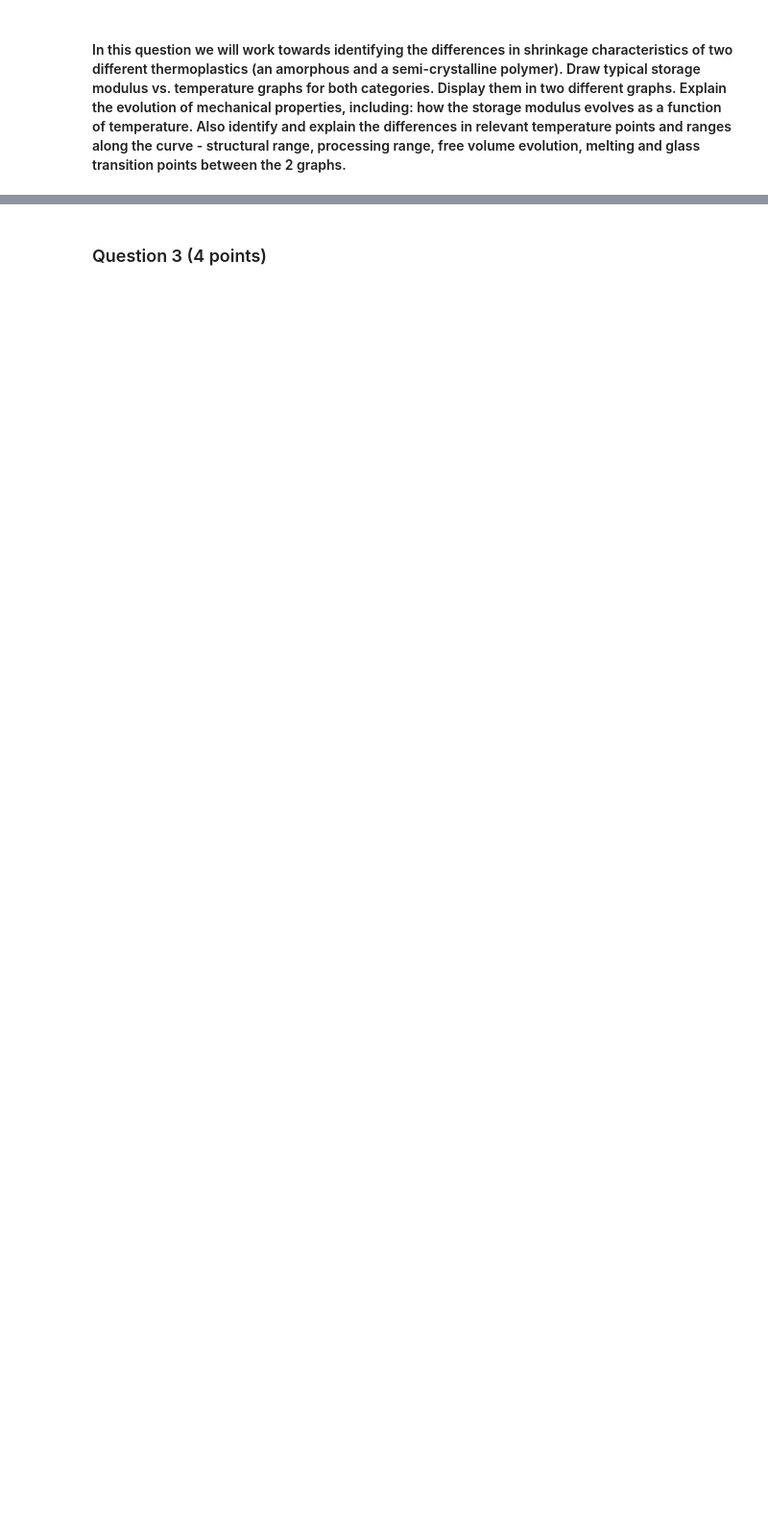
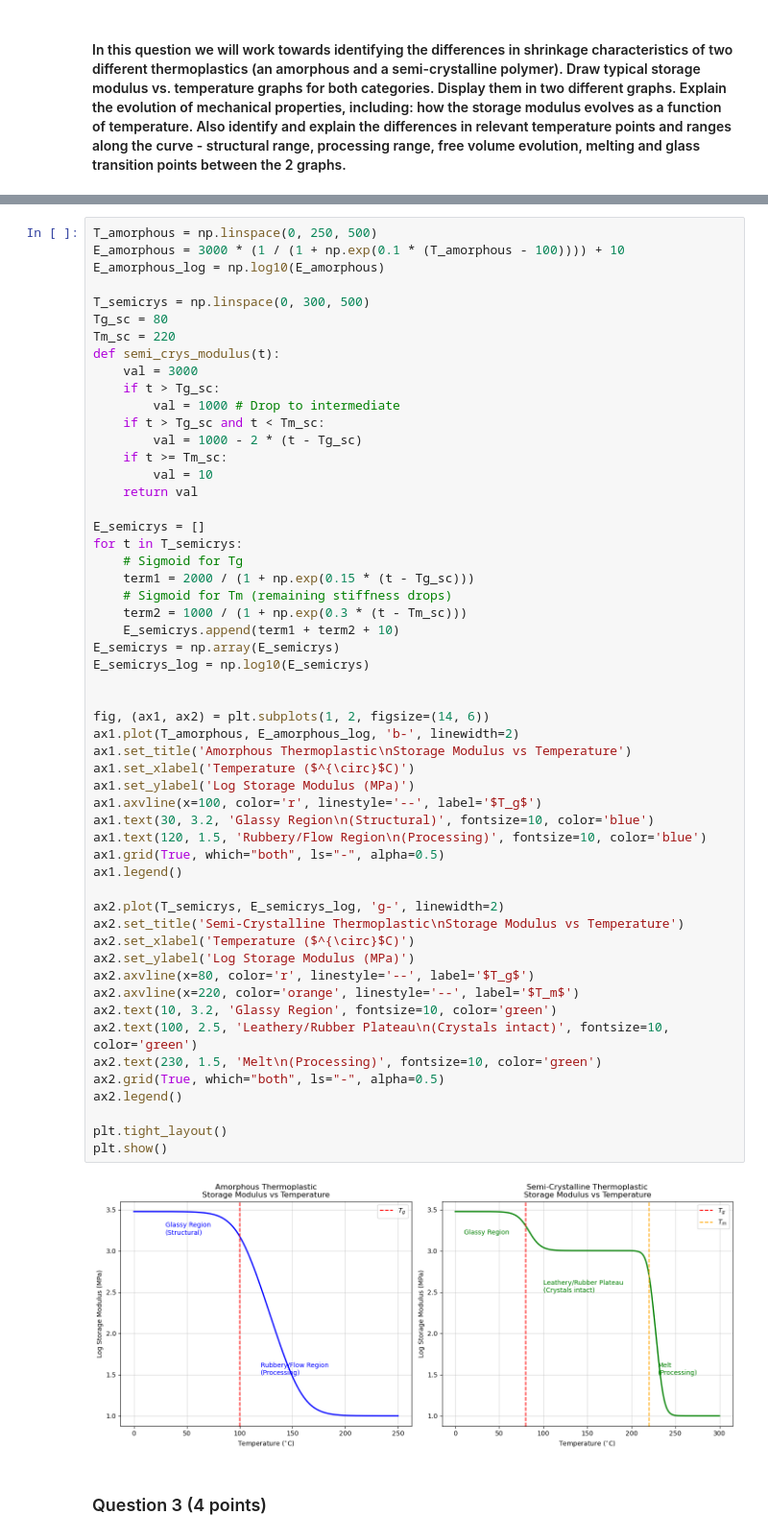
Before and after one commit to hewweiqing/PCM-notebooks, a Jupyter notebook: Defects - 2024.ipynb, the cells around one changed output, grey strips where cells are left out. Shown at 96% size. Cells and saved outputs as stored; diff of their text form; blank space fills up the shorter version.

```diff
--- a/Defects - 2024.ipynb
+++ b/Defects - 2024.ipynb
@@ -73,3 +79,59 @@ Answer:
+# %%
+T_amorphous = np.linspace(0, 250, 500)
+E_amorphous = 3000 * (1 / (1 + np.exp(0.1 * (T_amorphous - 100)))) + 10
+E_amorphous_log = np.log10(E_amorphous)
+
+T_semicrys = np.linspace(0, 300, 500)
+Tg_sc = 80
+Tm_sc = 220
+def semi_crys_modulus(t):
+    val = 3000
+    if t > Tg_sc:
+        val = 1000 # Drop to intermediate
+    if t > Tg_sc and t < Tm_sc:
+        val = 1000 - 2 * (t - Tg_sc)
+    if t >= Tm_sc:
+        val = 10
+    return val
+
+E_semicrys = []
+for t in T_semicrys:
+    # Sigmoid for Tg
+    term1 = 2000 / (1 + np.exp(0.15 * (t - Tg_sc)))
+    # Sigmoid for Tm (remaining stiffness drops)
+    term2 = 1000 / (1 + np.exp(0.3 * (t - Tm_sc)))
+    E_semicrys.append(term1 + term2 + 10)
+E_semicrys = np.array(E_semicrys)
+E_semicrys_log = np.log10(E_semicrys)
+
+
+fig, (ax1, ax2) = plt.subplots(1, 2, figsize=(14, 6))
+ax1.plot(T_amorphous, E_amorphous_log, 'b-', linewidth=2)
+ax1.set_title('Amorphous Thermoplastic\nStorage Modulus vs Temperature')
+ax1.set_xlabel('Temperature ($^{\circ}$C)')
+ax1.set_ylabel('Log Storage Modulus (MPa)')
+ax1.axvline(x=100, color='r', linestyle='--', label='$T_g$')
+ax1.text(30, 3.2, 'Glassy Region\n(Structural)', fontsize=10, color='blue')
+ax1.text(120, 1.5, 'Rubbery/Flow Region\n(Processing)', fontsize=10, color='blue')
+ax1.grid(True, which="both", ls="-", alpha=0.5)
+ax1.legend()
+
+ax2.plot(T_semicrys, E_semicrys_log, 'g-', linewidth=2)
+ax2.set_title('Semi-Crystalline Thermoplastic\nStorage Modulus vs Temperature')
+ax2.set_xlabel('Temperature ($^{\circ}$C)')
+ax2.set_ylabel('Log Storage Modulus (MPa)')
+ax2.axvline(x=80, color='r', linestyle='--', label='$T_g$')
+ax2.axvline(x=220, color='orange', linestyle='--', label='$T_m$')
+ax2.text(10, 3.2, 'Glassy Region', fontsize=10, color='green')
+ax2.text(100, 2.5, 'Leathery/Rubber Plateau\n(Crystals intact)', fontsize=10, color='green')
+ax2.text(230, 1.5, 'Melt\n(Processing)', fontsize=10, color='green')
+ax2.grid(True, which="both", ls="-", alpha=0.5)
+ax2.legend()
+
+plt.tight_layout()
+plt.show()
+# %% [output]
+[figure, added]
 # %% [markdown]
 ### Question 3 (4 points)
 # %% [markdown]
```
Also changed, not shown: parts of 7 cells of this notebook, 1 other file.
